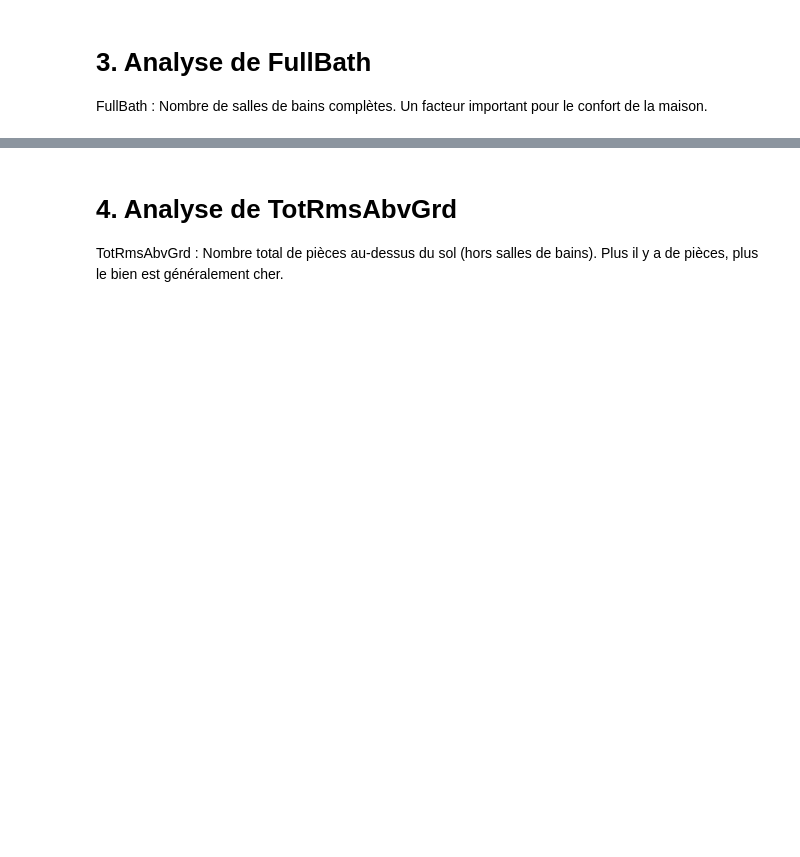
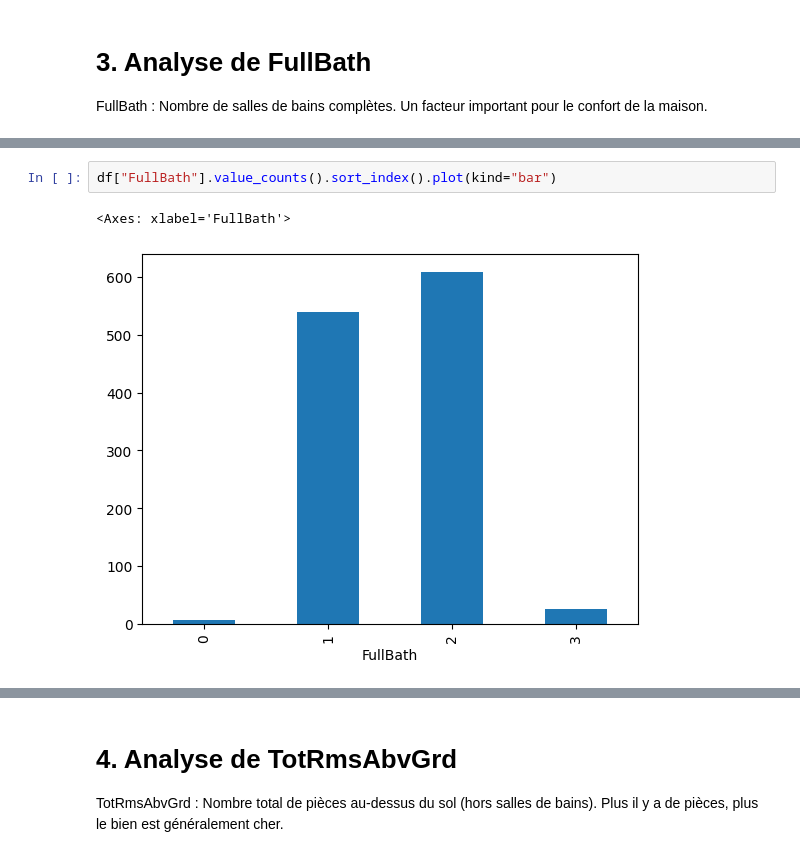
Before and after one commit to SimonGallien/prix-immobilier, a Jupyter notebook: EDA_Univariate.ipynb, the cells around one changed output, grey strips where cells are left out. Saved outputs shown, nothing was run; the diff lists cells and outputs as text; blank space fills up the shorter version.

```diff
--- a/EDA_Univariate.ipynb
+++ b/EDA_Univariate.ipynb
@@ -188,0 +292,5 @@ FullBath : Nombre de salles de bains complètes. Un facteur important pour le co
+# %%
+df["FullBath"].value_counts().sort_index().plot(kind="bar")
+# %% [output]
+<Axes: xlabel='FullBath'>
+[figure, added]
```
Also changed, not shown: parts of 27 cells of this notebook.
